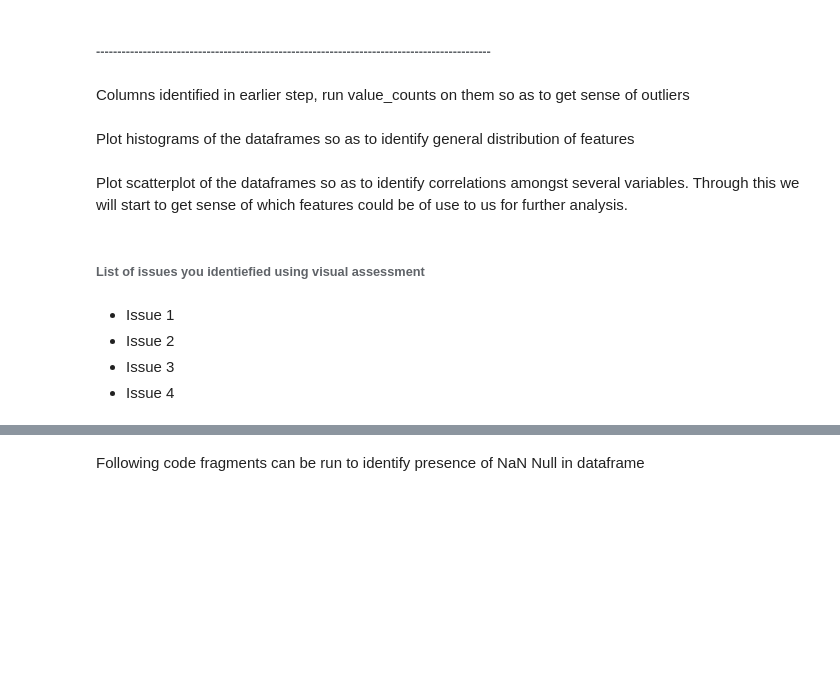
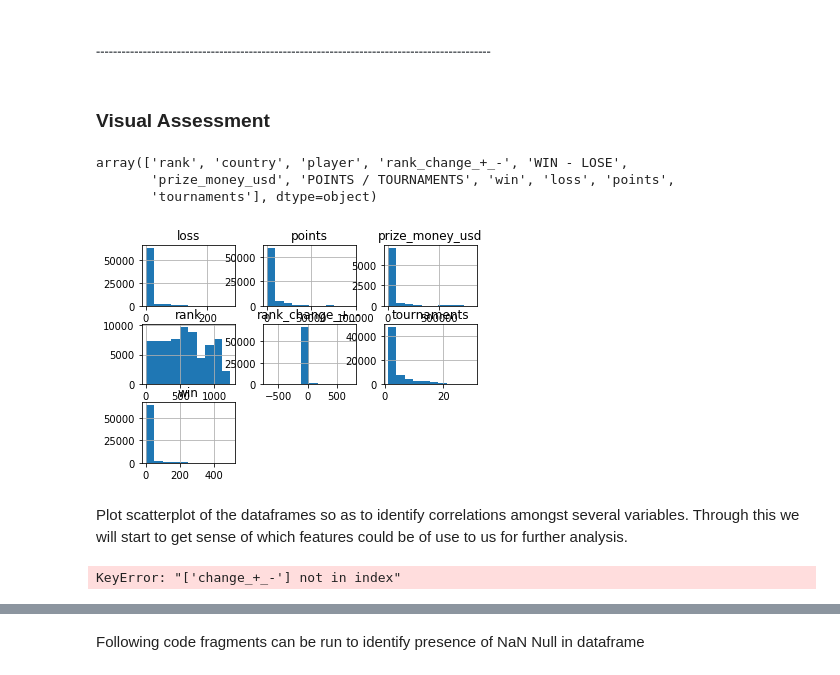
Before and after one commit to sdaphtardar/bwf-data, a Jupyter notebook: Data_Analysis_BWF-data.ipynb, the cells around one changed output, grey strips where cells are left out. Saved outputs shown, nothing was run; the diff lists cells and outputs as text; code cells hidden in the pictures; blank space fills up the shorter version.

```diff
--- a/Data_Analysis_BWF-data.ipynb
+++ b/Data_Analysis_BWF-data.ipynb
@@ -445,7 +445,7 @@ array(['RANK', 'COUNTRY', 'PLAYER', 'CHANGE +/-', 'WIN - LOSE',
        'prize_money_usd', 'POINTS / TOURNAMENTS', 'win', 'loss', 'points',
        'tournaments'], dtype=object)
 # %%
-df=df.rename(columns={'RANK':'rank', 'COUNTRY':'country', 'PLAYER':'player', 'CHANGE +/-':'change_+_-'})
+df=df.rename(columns={'RANK':'rank', 'COUNTRY':'country', 'PLAYER':'player', 'CHANGE +/-':'rank_change_+_-'})
 # %% [markdown]
 ###### Test
 # %%
@@ -456,5 +456,3 @@ array(['rank', 'country', 'player', 'change_+_-', 'WIN - LOSE',
        'tournaments'], dtype=object)
 # %% [markdown]
 ###### ---------------------------------------------------------------------------------------------
-# %% [markdown]
-Columns identified in earlier step, run value_counts on them so as to get sense of outliers
@@ -463,6 +459,14 @@ df_name.column_name.value_counts()
-# %% [markdown]
-Plot histograms of the dataframes so as to identify general distribution of features
+# %% [markdown]
+### Visual Assessment
+# %%
+df.columns.values
+# %% [output]
+array(['rank', 'country', 'player', 'rank_change_+_-', 'WIN - LOSE',
+       'prize_money_usd', 'POINTS / TOURNAMENTS', 'win', 'loss', 'points',
+       'tournaments'], dtype=object)
 # %%
-df_name.hist()
+df.hist();
+# %% [output]
+[figure, added]
 # %% [markdown]
 Plot scatterplot of the dataframes so as to identify correlations amongst several variables. Through this we will start to get sense of which features could be of use to us for further analysis.
@@ -471,7 +473,5 @@ pd.plotting.scatter_matrix(df_name)
-# %% [markdown]
-###### List of issues you identiefied using visual assessment
-# %% [markdown]
-- Issue 1
-- Issue 2
-- Issue 3
-- Issue 4
+# %%
+pd.plotting.scatter_matrix(df[['rank', 'country', 'player', 'change_+_-', 'prize_money_usd', \
+'win', 'loss', 'points', 'tournaments']]);
+# %% [output]
+KeyError: "['change_+_-'] not in index"
```
Also changed, not shown: parts of 45 cells of this notebook.
